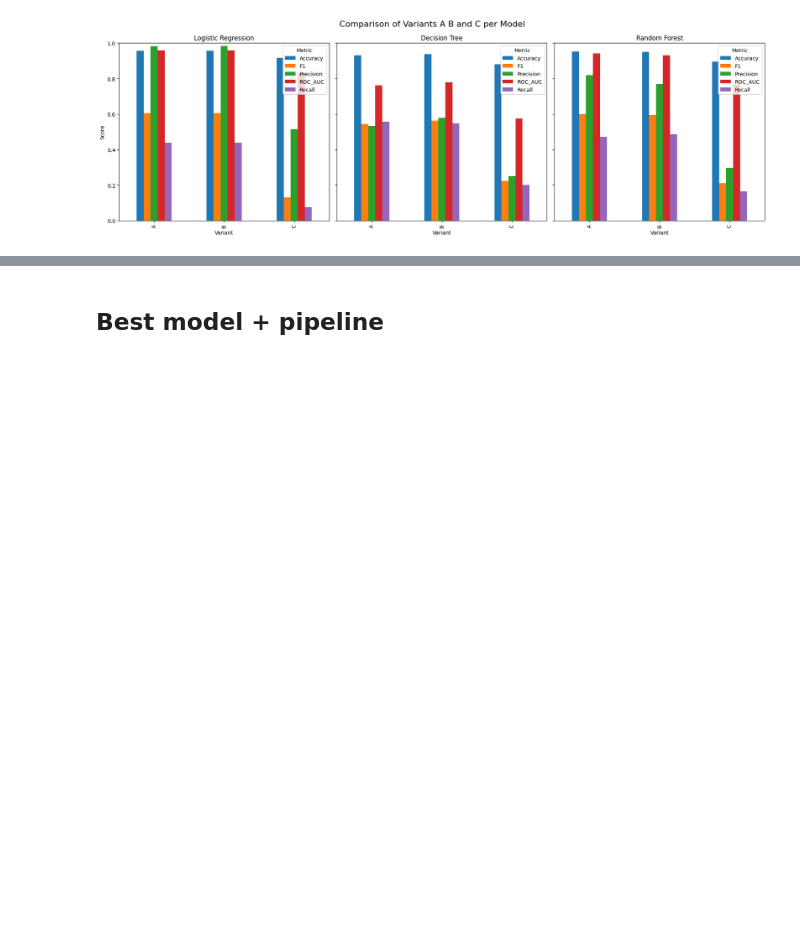
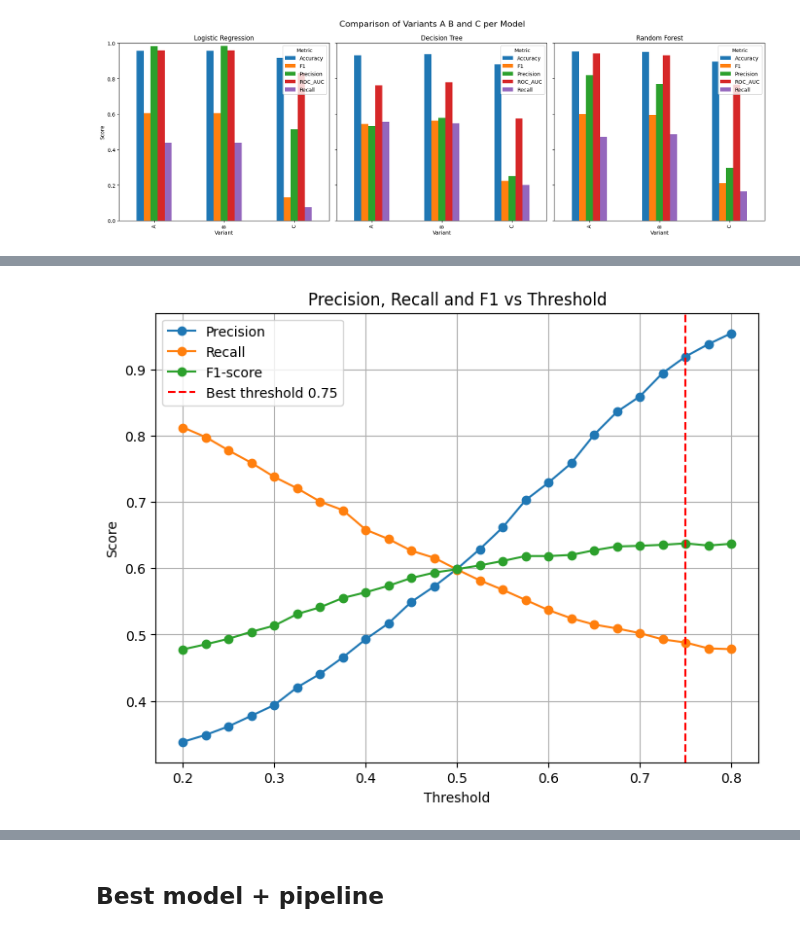
Before and after one commit to esthervanhelmont/ToU-IC2-Classification, a Jupyter notebook: Notebooks/02. IC2_Classification_Diabeter_ML.ipynb, the cells around one changed output, grey strips where cells are left out. Saved outputs shown, nothing was run; the diff lists cells and outputs as text; code cells hidden in the pictures; blank space fills up the shorter version.

```diff
--- a/Notebooks/02. IC2_Classification_Diabeter_ML.ipynb
+++ b/Notebooks/02. IC2_Classification_Diabeter_ML.ipynb
@@ -665,0 +889,24 @@ One line takeaway
+# %%
+# visualize threshold sweep: precision, recall, f1 vs threshold
+import matplotlib.pyplot as plt
+
+def plot_threshold_sweep(table, best_t):
+    plt.figure(figsize=(8,6))
+    plt.plot(table["threshold"], table["precision"], label="Precision", marker="o")
+    plt.plot(table["threshold"], table["recall"], label="Recall", marker="o")
+    plt.plot(table["threshold"], table["f1"], label="F1-score", marker="o")
+
+    # mark best threshold
+    plt.axvline(x=best_t, color="red", linestyle="--", label=f"Best threshold {best_t:.2f}")
+
+    plt.xlabel("Threshold")
+    plt.ylabel("Score")
+    plt.title("Precision, Recall and F1 vs Threshold")
+    plt.legend()
+    plt.grid(True)
+    plt.show()
+
+# run the plot
+plot_threshold_sweep(table, best_t)
+# %% [output]
+[figure, added]
```
Also changed, not shown: parts of 21 cells of this notebook, 1 other file.
